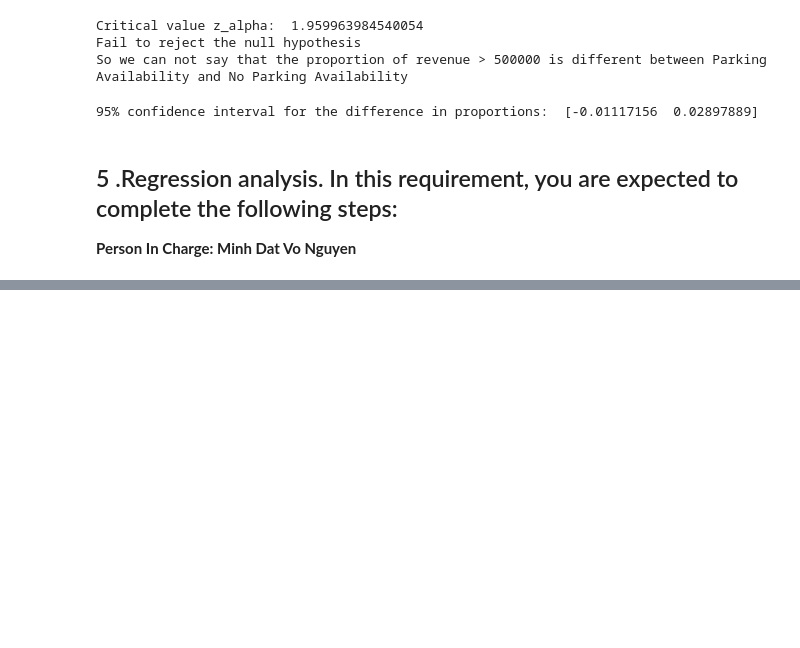
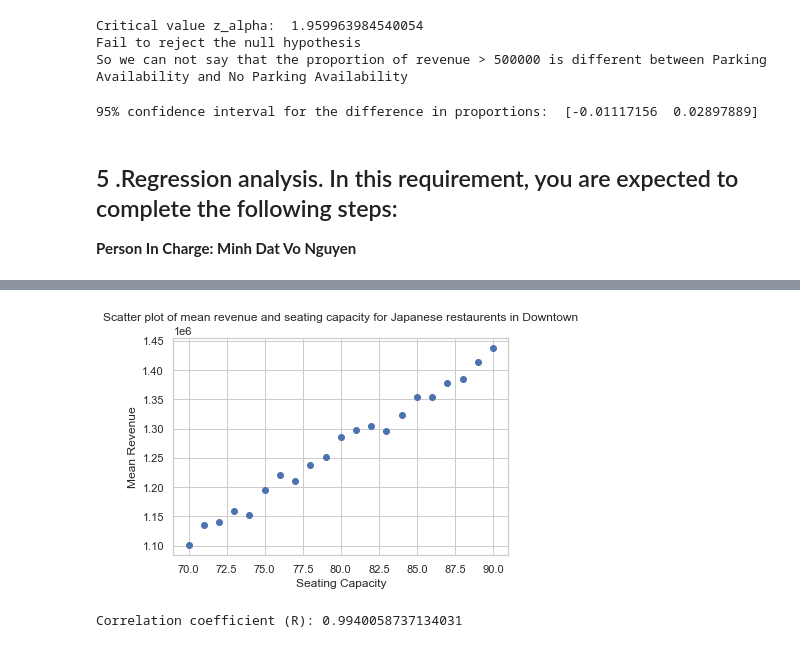
Before and after one commit to hoangziet/Restaurant_Revenue, a Jupyter notebook: notebook.ipynb, the cells around one changed output, grey strips where cells are left out. Saved outputs shown, nothing was run; the diff lists cells and outputs as text; code cells hidden in the pictures; blank space fills up the shorter version.

```diff
--- a/notebook.ipynb
+++ b/notebook.ipynb
@@ -384,3 +384,5 @@ print("95% confidence interval for the difference in proportions: ", CI)
 # %% [markdown]
 ## 5 .Regression analysis. In this requirement, you are expected to complete the following steps:
 **Person In Charge: Minh Dat Vo Nguyen**
+# %%
+data = pd.read_csv('./data/restaurant_data.csv')
@@ -386,0 +398,5 @@ print("95% confidence interval for the difference in proportions: ", CI)
+# %%
+downtown_data = data[(data['Location'] == 'Downtown')&(data['Cuisine'] == 'Japanese')]
+dowtown_jp_seat_revenue = downtown_data.groupby('Seating Capacity')['Revenue'].mean().reset_index()
+dowtown_jp_seat_revenue.columns = ['Seating Capacity', 'Mean Revenue']
+dowtown_jp_seat_revenue
@@ -386,0 +421,23 @@ print("95% confidence interval for the difference in proportions: ", CI)
+# %%
+X = dowtown_jp_seat_revenue['Seating Capacity']
+Y = dowtown_jp_seat_revenue['Mean Revenue']
+
+plt.scatter(X, Y)
+plt.xlabel('Seating Capacity')
+plt.ylabel('Mean Revenue')
+plt.title('Scatter plot of mean revenue and seating capacity for Japanese restaurents in Downtown')
+plt.show()
+# %% [output]
+[figure, added]
+# %%
+mean_x = np.mean(X)
+mean_y = np.mean(Y)
+
+S_xy = np.sum((X - mean_x) * (Y - mean_y))
+S_xx = np.sum((X - mean_x) ** 2)
+SS_T = np.sum((Y - mean_y) ** 2)
+
+r = S_xy / np.sqrt(S_xx * SS_T)
+print(f"Correlation coefficient (R): {r}")
+# %% [output]
+Correlation coefficient (R): 0.9940058737134031
```
Also changed, not shown: parts of 6 cells of this notebook.
